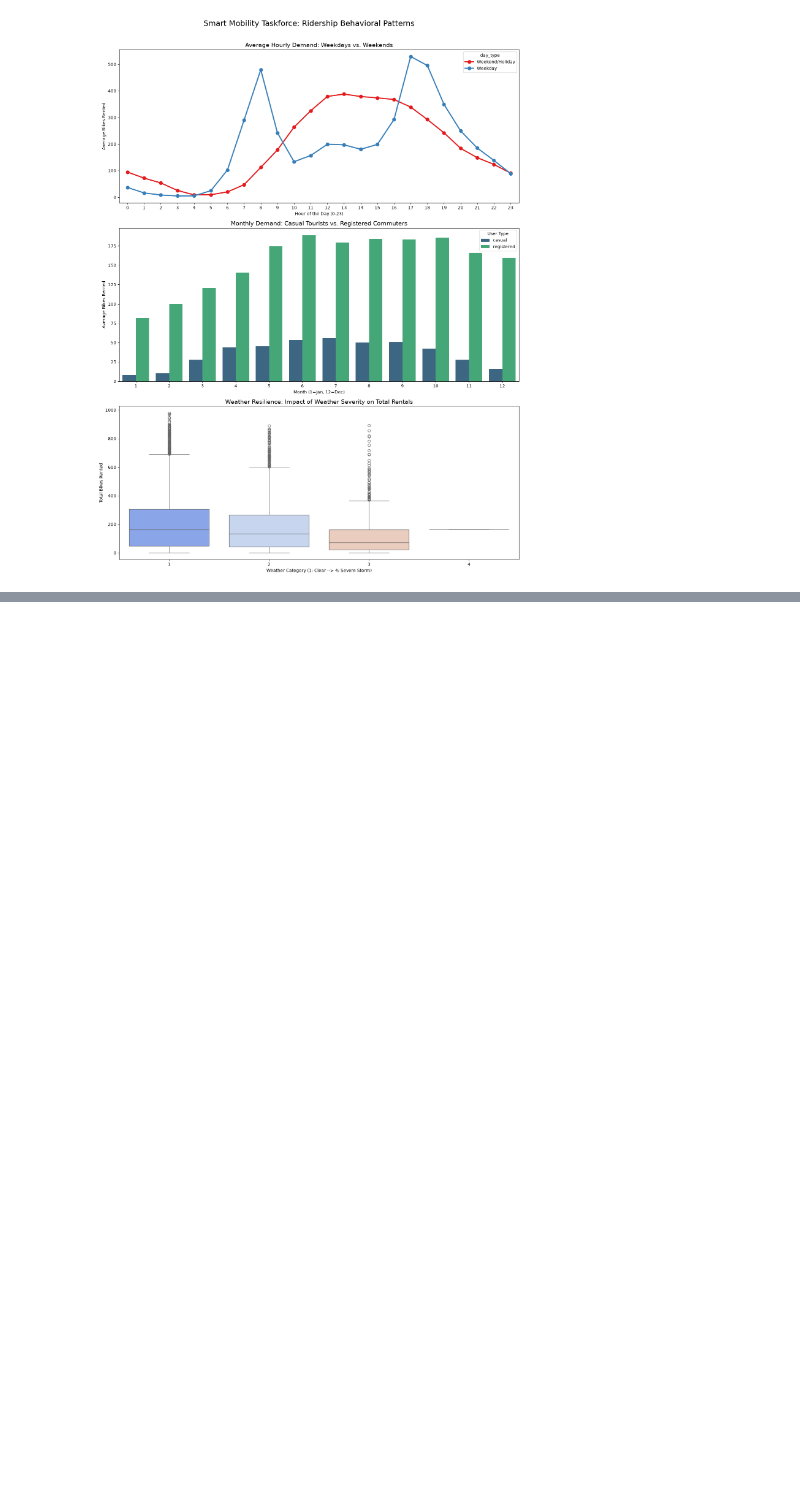
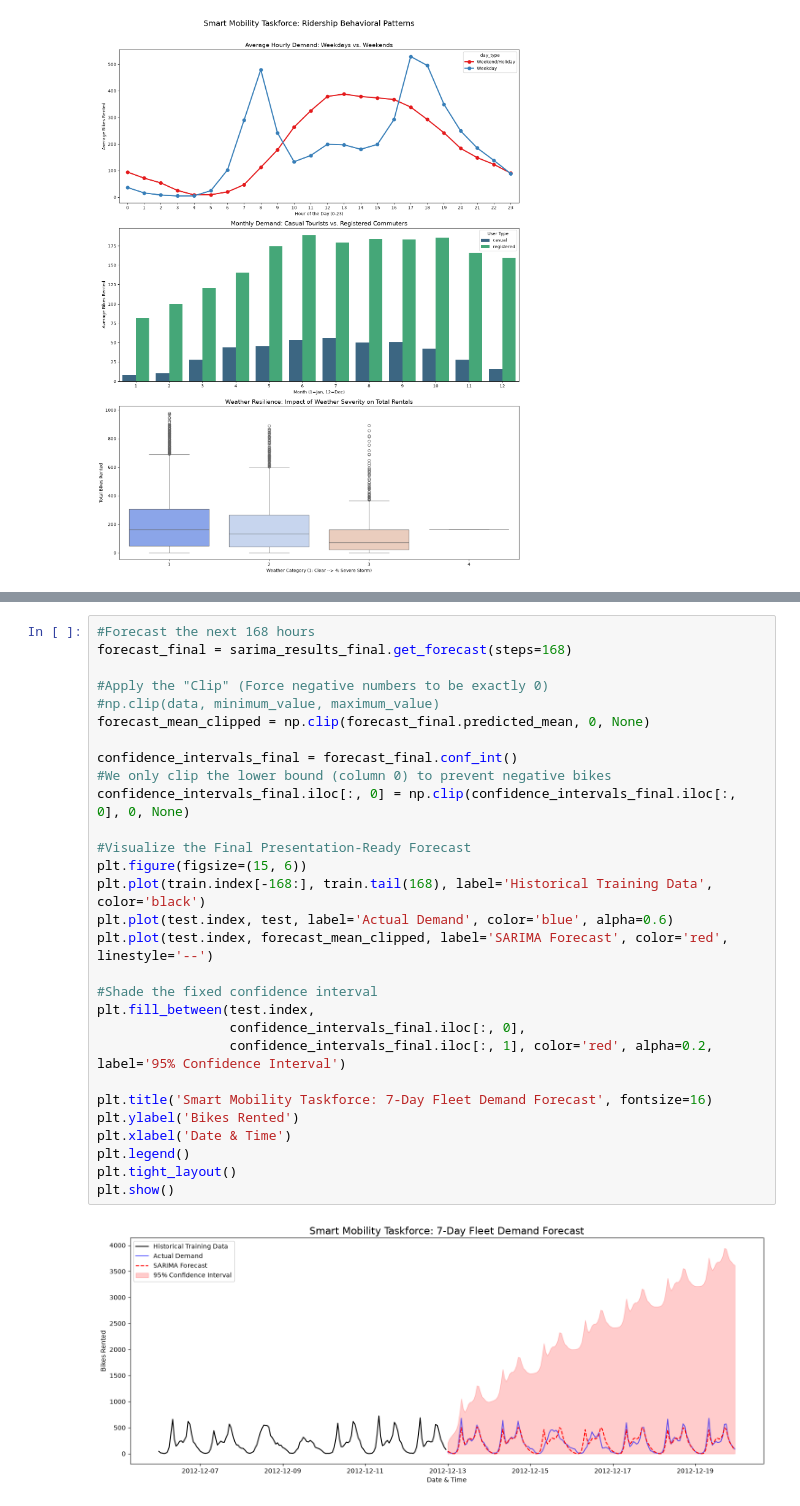
Before and after one commit to Arlene-Riona/time_series_bike_sharing, a Jupyter notebook: notebooks/01_data_cleaning_and_eda.ipynb, the cells around one changed output, grey strips where cells are left out. Cells and saved outputs as stored; diff of their text form; blank space fills up the shorter version.

```diff
--- a/notebooks/01_data_cleaning_and_eda.ipynb
+++ b/notebooks/01_data_cleaning_and_eda.ipynb
@@ -270,0 +309,31 @@ Temporal features extracted successfully!
+# %%
+#Forecast the next 168 hours
+forecast_final = sarima_results_final.get_forecast(steps=168)
+
+#Apply the "Clip" (Force negative numbers to be exactly 0)
+#np.clip(data, minimum_value, maximum_value)
+forecast_mean_clipped = np.clip(forecast_final.predicted_mean, 0, None)
+
+confidence_intervals_final = forecast_final.conf_int()
+#We only clip the lower bound (column 0) to prevent negative bikes
+confidence_intervals_final.iloc[:, 0] = np.clip(confidence_intervals_final.iloc[:, 0], 0, None)
+
+#Visualize the Final Presentation-Ready Forecast
+plt.figure(figsize=(15, 6))
+plt.plot(train.index[-168:], train.tail(168), label='Historical Training Data', color='black')
+plt.plot(test.index, test, label='Actual Demand', color='blue', alpha=0.6)
+plt.plot(test.index, forecast_mean_clipped, label='SARIMA Forecast', color='red', linestyle='--')
+
+#Shade the fixed confidence interval
+plt.fill_between(test.index,
+                 confidence_intervals_final.iloc[:, 0],
+                 confidence_intervals_final.iloc[:, 1], color='red', alpha=0.2, label='95% Confidence Interval')
+
+plt.title('Smart Mobility Taskforce: 7-Day Fleet Demand Forecast', fontsize=16)
+plt.ylabel('Bikes Rented')
+plt.xlabel('Date & Time')
+plt.legend()
+plt.tight_layout()
+plt.show()
+# %% [output]
+[figure, added]
```
Also changed, not shown: parts of 4 cells of this notebook.
